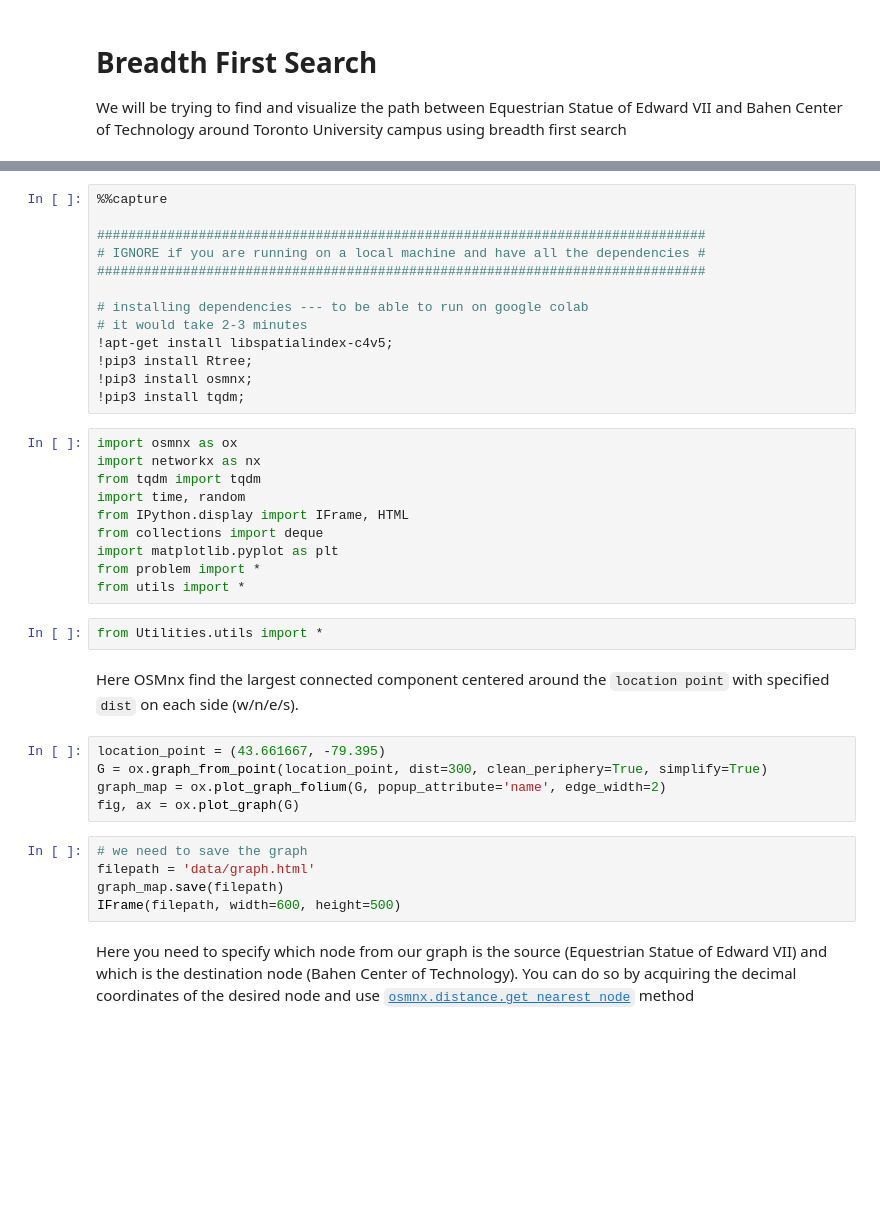
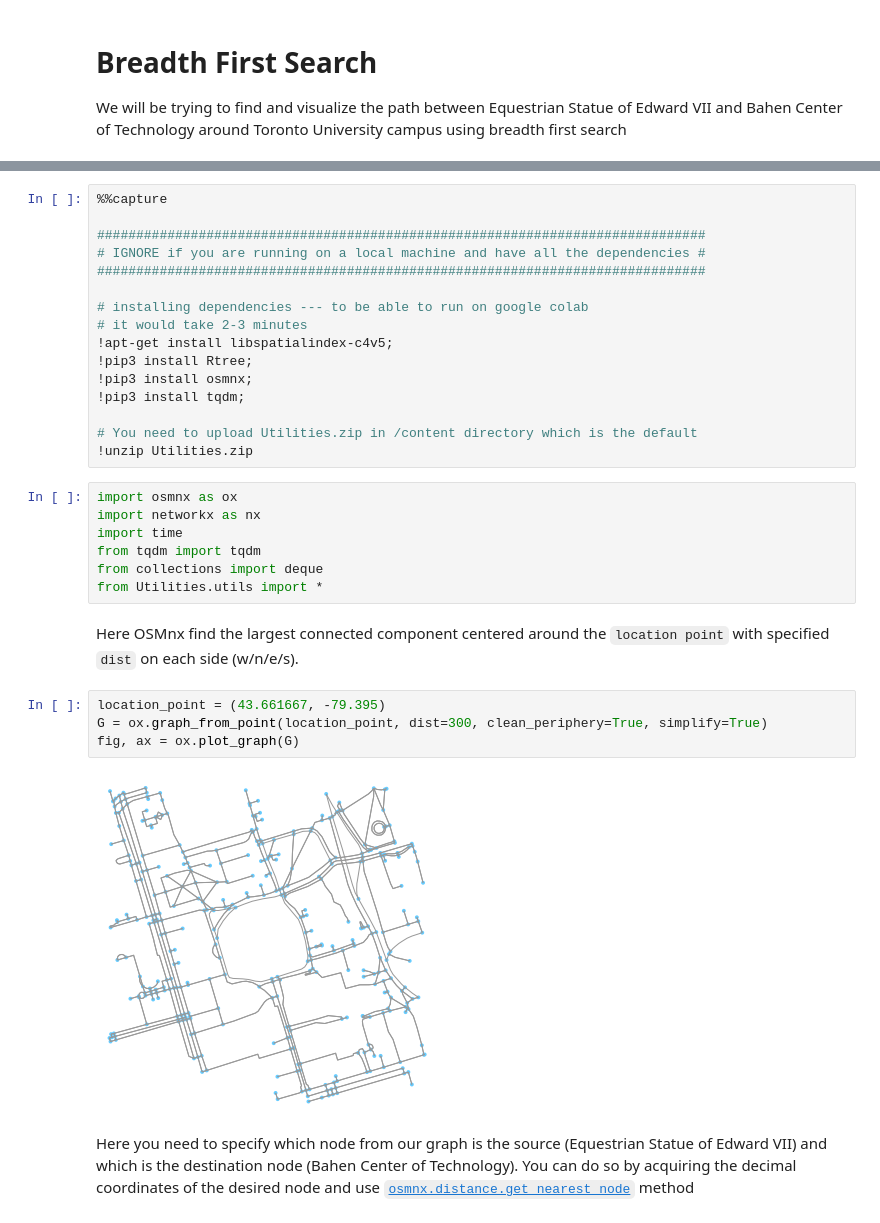
Before and after one commit to Dr-AlaaKhamis/Graph-Search-Algorithms, a Jupyter notebook: breadth_first_search.ipynb, the cells around one changed output, grey strips where cells are left out. Cells and saved outputs as stored; diff of their text form; blank space fills up the shorter version.

````diff
--- a/breadth_first_search.ipynb
+++ b/breadth_first_search.ipynb
@@ -32,30 +31,24 @@ __BREADTH-FIRST-SEARCH__(graph) __returns__ a route and cost, or failure
 !pip3 install Rtree;
 !pip3 install osmnx;
 !pip3 install tqdm;
+
+# You need to upload Utilities.zip in /content directory which is the default
+!unzip Utilities.zip
 # %%
 import osmnx as ox
 import networkx as nx
+import time
 from tqdm import tqdm
-import time, random
-from IPython.display import IFrame, HTML
 from collections import deque
-import matplotlib.pyplot as plt
-from problem import *
-from utils import *
+from Utilities.utils import *
-# %%
-from Utilities.utils import *
 # %% [markdown]
 Here OSMnx find the largest connected component centered around the ```location point``` with specified ```dist``` on each side (w/n/e/s).
 # %%
 location_point = (43.661667, -79.395)
 G = ox.graph_from_point(location_point, dist=300, clean_periphery=True, simplify=True)
-graph_map = ox.plot_graph_folium(G, popup_attribute='name', edge_width=2)
 fig, ax = ox.plot_graph(G)
+# %% [output]
+[figure, added]
-# %%
-# we need to save the graph
-filepath = 'data/graph.html'
-graph_map.save(filepath)
-IFrame(filepath, width=600, height=500)
 # %% [markdown]
 Here you need to specify which node from our graph is the source (Equestrian Statue of Edward VII) and which is the destination node (Bahen Center of Technology). You can do so by acquiring the decimal coordinates of the desired node and use [```osmnx.distance.get_nearest_node```](https://osmnx.readthedocs.io/en/stable/osmnx.html#osmnx.distance.get_nearest_node) method
 # %% [markdown]
````
Also changed, not shown: parts of 31 cells of this notebook, 3 other files.
